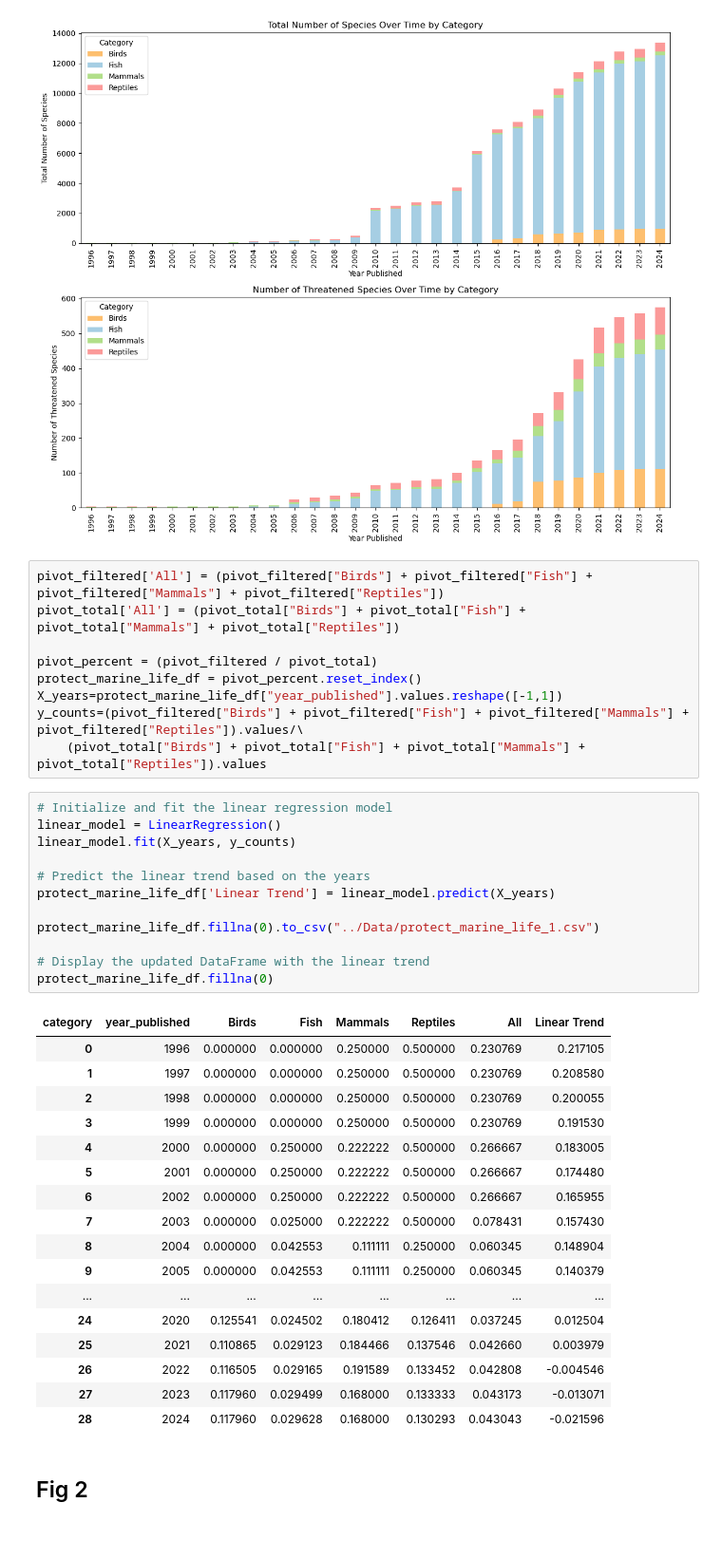
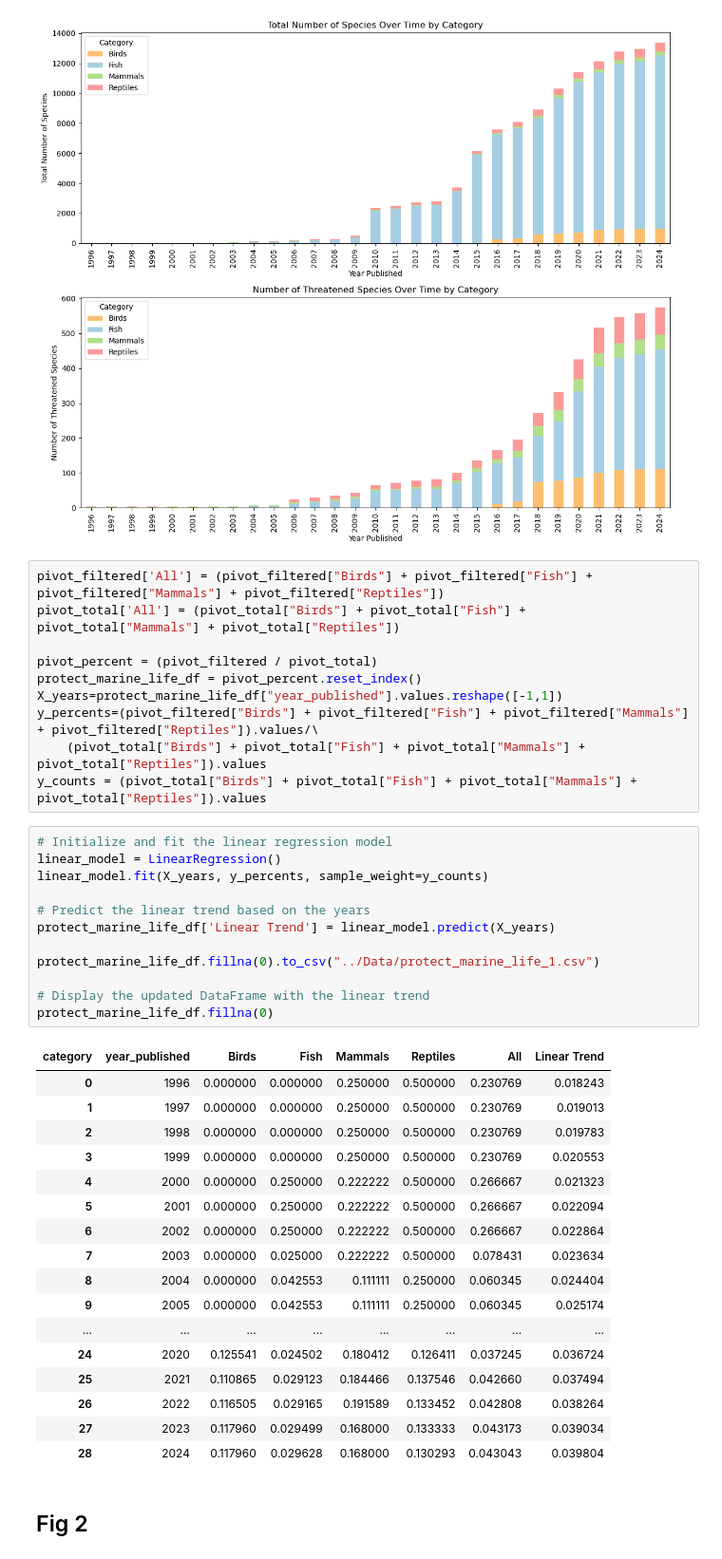
Before and after one commit to Ode-PBLLC/ocean-central, a Jupyter notebook: Code/marine_life_FINAL.ipynb, the cells around one changed output. Shown at 95% size. Saved outputs shown, nothing was run; the diff lists cells and outputs as text.

Commit message:
update trend to weighted trend for marine life

```diff
--- a/Code/marine_life_FINAL.ipynb
+++ b/Code/marine_life_FINAL.ipynb
@@ -378,38 +348,39 @@ pivot_total['All'] = (pivot_total["Birds"] + pivot_total["Fish"] + pivot_total["
 pivot_percent = (pivot_filtered / pivot_total)
 protect_marine_life_df = pivot_percent.reset_index()
 X_years=protect_marine_life_df["year_published"].values.reshape([-1,1])
-y_counts=(pivot_filtered["Birds"] + pivot_filtered["Fish"] + pivot_filtered["Mammals"] + pivot_filtered["Reptiles"]).values/\
+y_percents=(pivot_filtered["Birds"] + pivot_filtered["Fish"] + pivot_filtered["Mammals"] + pivot_filtered["Reptiles"]).values/\
     (pivot_total["Birds"] + pivot_total["Fish"] + pivot_total["Mammals"] + pivot_total["Reptiles"]).values
+y_counts = (pivot_total["Birds"] + pivot_total["Fish"] + pivot_total["Mammals"] + pivot_total["Reptiles"]).values
 # %%
 # Initialize and fit the linear regression model
 linear_model = LinearRegression()
-linear_model.fit(X_years, y_counts)
+linear_model.fit(X_years, y_percents, sample_weight=y_counts)
 
 # Predict the linear trend based on the years
 protect_marine_life_df['Linear Trend'] = linear_model.predict(X_years)
 
 protect_marine_life_df.fillna(0).to_csv("../Data/protect_marine_life_1.csv")
 
 # Display the updated DataFrame with the linear trend
 protect_marine_life_df.fillna(0)
 # %% [output]
 | category | year_published | Birds | Fish | Mammals | Reptiles | All | Linear Trend |
-| 0 | 1996 | 0.000000 | 0.000000 | 0.250000 | 0.500000 | 0.230769 | 0.217105 |
-| 1 | 1997 | 0.000000 | 0.000000 | 0.250000 | 0.500000 | 0.230769 | 0.208580 |
-| 2 | 1998 | 0.000000 | 0.000000 | 0.250000 | 0.500000 | 0.230769 | 0.200055 |
-| 3 | 1999 | 0.000000 | 0.000000 | 0.250000 | 0.500000 | 0.230769 | 0.191530 |
-| 4 | 2000 | 0.000000 | 0.250000 | 0.222222 | 0.500000 | 0.266667 | 0.183005 |
-| 5 | 2001 | 0.000000 | 0.250000 | 0.222222 | 0.500000 | 0.266667 | 0.174480 |
-| 6 | 2002 | 0.000000 | 0.250000 | 0.222222 | 0.500000 | 0.266667 | 0.165955 |
-| 7 | 2003 | 0.000000 | 0.025000 | 0.222222 | 0.500000 | 0.078431 | 0.157430 |
-| 8 | 2004 | 0.000000 | 0.042553 | 0.111111 | 0.250000 | 0.060345 | 0.148904 |
-| 9 | 2005 | 0.000000 | 0.042553 | 0.111111 | 0.250000 | 0.060345 | 0.140379 |
+| 0 | 1996 | 0.000000 | 0.000000 | 0.250000 | 0.500000 | 0.230769 | 0.018243 |
+| 1 | 1997 | 0.000000 | 0.000000 | 0.250000 | 0.500000 | 0.230769 | 0.019013 |
+| 2 | 1998 | 0.000000 | 0.000000 | 0.250000 | 0.500000 | 0.230769 | 0.019783 |
+| 3 | 1999 | 0.000000 | 0.000000 | 0.250000 | 0.500000 | 0.230769 | 0.020553 |
+| 4 | 2000 | 0.000000 | 0.250000 | 0.222222 | 0.500000 | 0.266667 | 0.021323 |
+| 5 | 2001 | 0.000000 | 0.250000 | 0.222222 | 0.500000 | 0.266667 | 0.022094 |
+| 6 | 2002 | 0.000000 | 0.250000 | 0.222222 | 0.500000 | 0.266667 | 0.022864 |
+| 7 | 2003 | 0.000000 | 0.025000 | 0.222222 | 0.500000 | 0.078431 | 0.023634 |
+| 8 | 2004 | 0.000000 | 0.042553 | 0.111111 | 0.250000 | 0.060345 | 0.024404 |
+| 9 | 2005 | 0.000000 | 0.042553 | 0.111111 | 0.250000 | 0.060345 | 0.025174 |
 | ... | ... | ... | ... | ... | ... | ... | ... |
-| 24 | 2020 | 0.125541 | 0.024502 | 0.180412 | 0.126411 | 0.037245 | 0.012504 |
-| 25 | 2021 | 0.110865 | 0.029123 | 0.184466 | 0.137546 | 0.042660 | 0.003979 |
-| 26 | 2022 | 0.116505 | 0.029165 | 0.191589 | 0.133452 | 0.042808 | -0.004546 |
-| 27 | 2023 | 0.117960 | 0.029499 | 0.168000 | 0.133333 | 0.043173 | -0.013071 |
-| 28 | 2024 | 0.117960 | 0.029628 | 0.168000 | 0.130293 | 0.043043 | -0.021596 |
+| 24 | 2020 | 0.125541 | 0.024502 | 0.180412 | 0.126411 | 0.037245 | 0.036724 |
+| 25 | 2021 | 0.110865 | 0.029123 | 0.184466 | 0.137546 | 0.042660 | 0.037494 |
+| 26 | 2022 | 0.116505 | 0.029165 | 0.191589 | 0.133452 | 0.042808 | 0.038264 |
+| 27 | 2023 | 0.117960 | 0.029499 | 0.168000 | 0.133333 | 0.043173 | 0.039034 |
+| 28 | 2024 | 0.117960 | 0.029628 | 0.168000 | 0.130293 | 0.043043 | 0.039804 |
 # %% [markdown]
 ## Fig 2
 # %%
```
Also changed, not shown: parts of 1 cell of this notebook.
